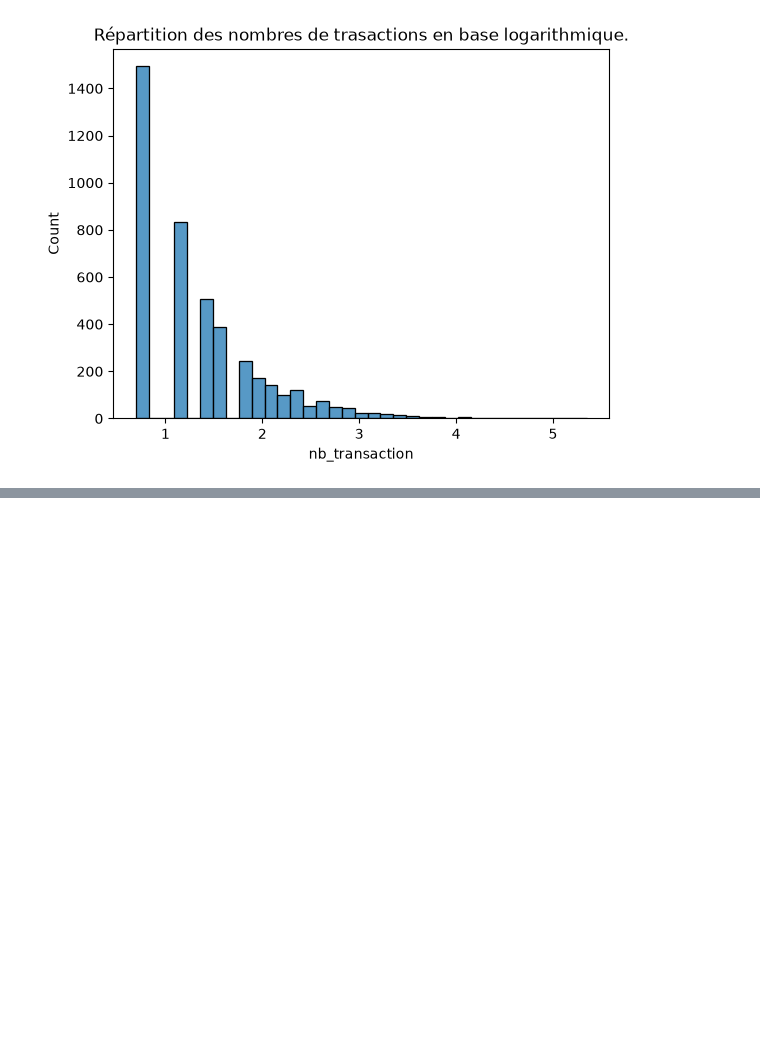
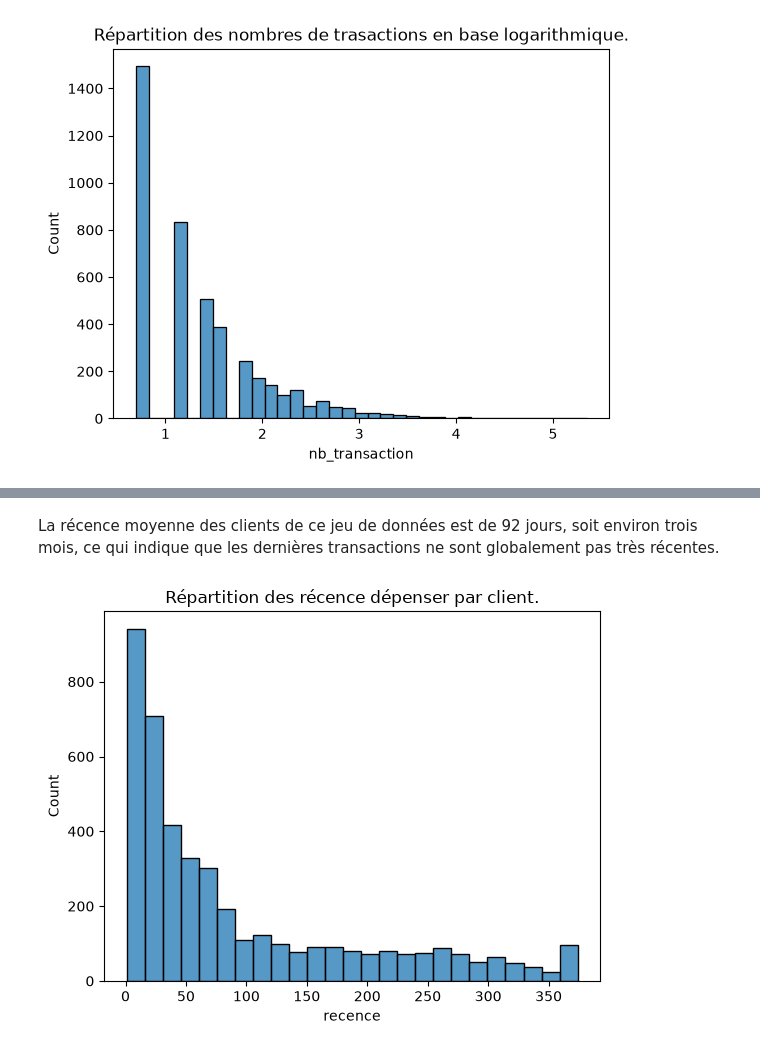
Before and after one commit to fmazur57u/Projet-Kmeans-et-spectral-clustering, a Jupyter notebook: Kmeans_spectral_clustering.ipynb, the cells around one changed output, grey strips where cells are left out. Cells and saved outputs as stored; diff of their text form; code cells hidden in the pictures; blank space fills up the shorter version.

```diff
--- a/Kmeans_spectral_clustering.ipynb
+++ b/Kmeans_spectral_clustering.ipynb
@@ -162,0 +173,9 @@ On observe que cette variable suit une loi normale centré.
+# %%
+from datetime import timedelta
+
+data["recence"] = (
+    df["InvoiceDate"].max()
+    - df.groupby("CustomerID")["InvoiceDate"].max()
+    + timedelta(days=1)
+).dt.days
+data
@@ -162,0 +209,8 @@ On observe que cette variable suit une loi normale centré.
+# %% [markdown]
+La récence moyenne des clients de ce jeu de données est de 92 jours, soit environ trois mois, ce qui indique que les dernières transactions ne sont globalement pas très récentes.
+# %%
+sns.histplot(data, x="recence")
+plt.title("Répartition des récence dépenser par client.")
+plt.show()
+# %% [output]
+[figure, added]
```
Also changed, not shown: parts of 36 cells of this notebook.
